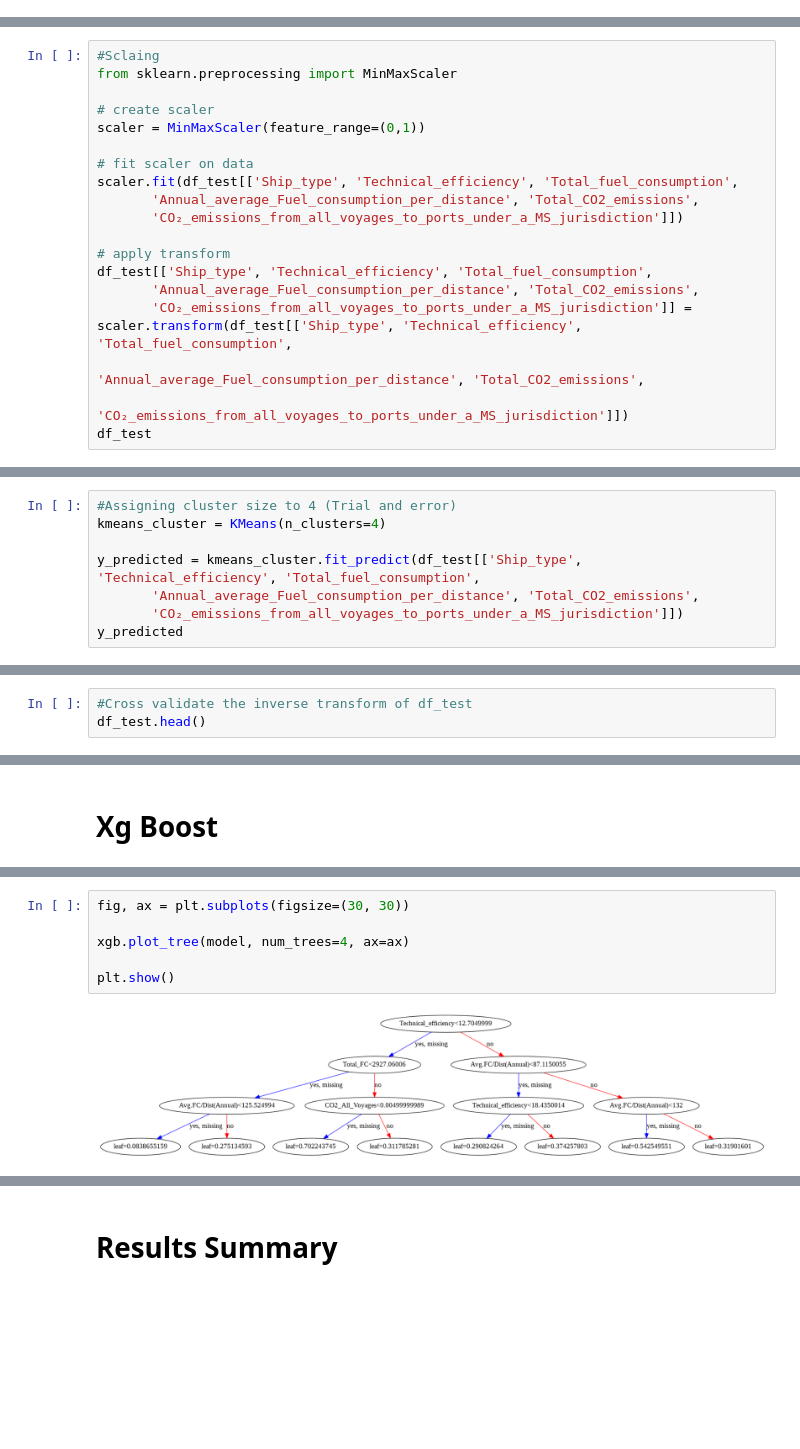
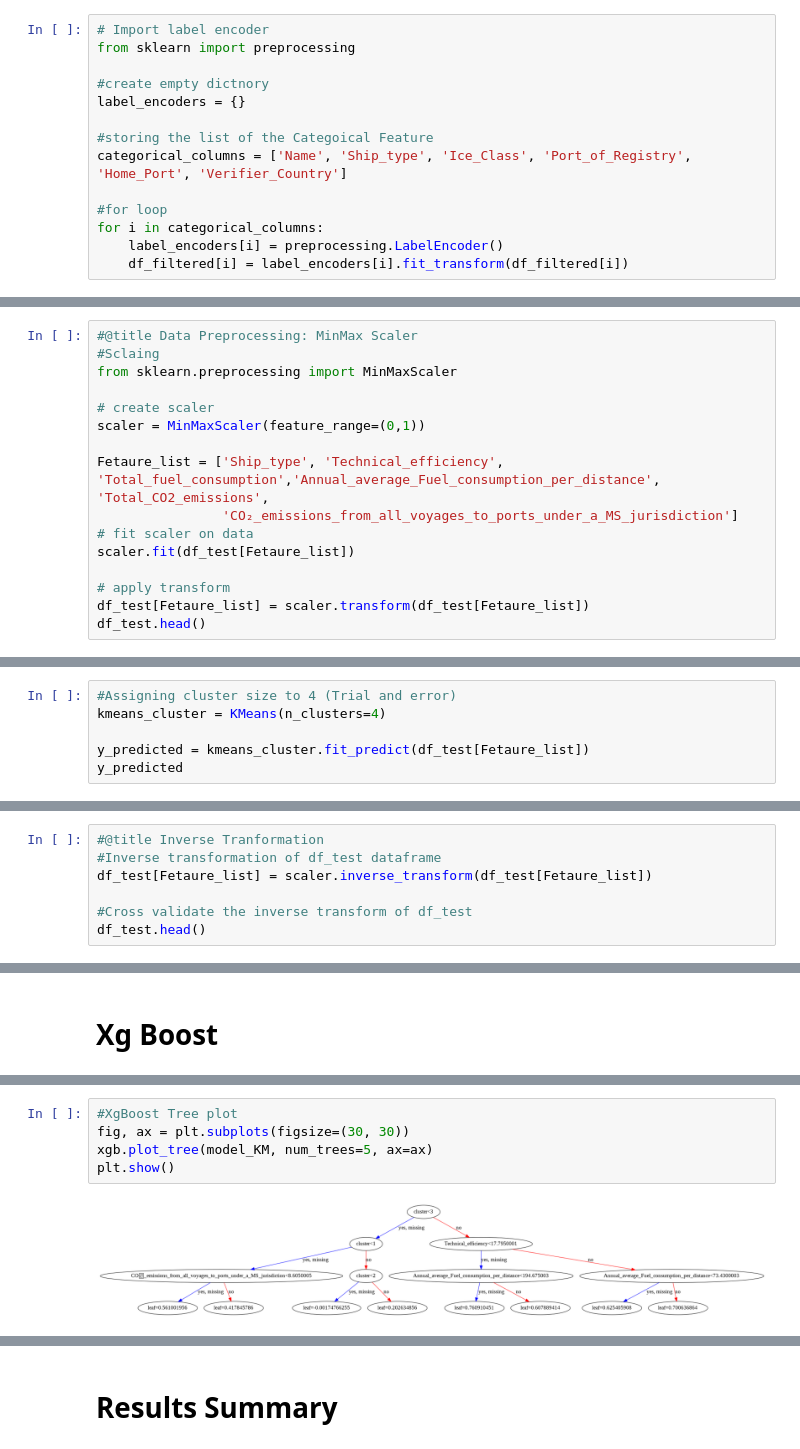
Before and after one commit to Anuj-1996/Maritime_Ship_CO2_Emission_Analysis, a Jupyter notebook: EU_CO2_emissions_from_maritime_transport.ipynb, the cells around one changed output, grey strips where cells are left out. Saved outputs shown, nothing was run; the diff lists cells and outputs as text; blank space fills up the shorter version.

```diff
--- a/EU_CO2_emissions_from_maritime_transport.ipynb
+++ b/EU_CO2_emissions_from_maritime_transport.ipynb
@@ -572,0 +426,14 @@ dtype: object
+# %%
+# Import label encoder
+from sklearn import preprocessing
+
+#create empty dictnory
+label_encoders = {}
+
+#storing the list of the Categoical Feature
+categorical_columns = ['Name', 'Ship_type', 'Ice_Class', 'Port_of_Registry', 'Home_Port', 'Verifier_Country']
+
+#for loop
+for i in categorical_columns:
+    label_encoders[i] = preprocessing.LabelEncoder()
+    df_filtered[i] = label_encoders[i].fit_transform(df_filtered[i])
@@ -638,24 +527,21 @@ else:
 # %% [output]
  Missing Values: No Missing Values
 # %%
+#@title Data Preprocessing: MinMax Scaler
 #Sclaing
 from sklearn.preprocessing import MinMaxScaler
 
 # create scaler
 scaler = MinMaxScaler(feature_range=(0,1))
 
+Fetaure_list = ['Ship_type', 'Technical_efficiency', 'Total_fuel_consumption','Annual_average_Fuel_consumption_per_distance', 'Total_CO2_emissions',
+                'CO₂_emissions_from_all_voyages_to_ports_under_a_MS_jurisdiction']
 # fit scaler on data
-scaler.fit(df_test[['Ship_type', 'Technical_efficiency', 'Total_fuel_consumption',
-       'Annual_average_Fuel_consumption_per_distance', 'Total_CO2_emissions',
-       'CO₂_emissions_from_all_voyages_to_ports_under_a_MS_jurisdiction']])
+scaler.fit(df_test[Fetaure_list])
 
 # apply transform
-df_test[['Ship_type', 'Technical_efficiency', 'Total_fuel_consumption',
-       'Annual_average_Fuel_consumption_per_distance', 'Total_CO2_emissions',
-       'CO₂_emissions_from_all_voyages_to_ports_under_a_MS_jurisdiction']] = scaler.transform(df_test[['Ship_type', 'Technical_efficiency', 'Total_fuel_consumption',
-                                                                                                    'Annual_average_Fuel_consumption_per_distance', 'Total_CO2_emissions',
-                                                                                                    'CO₂_emissions_from_all_voyages_to_ports_under_a_MS_jurisdiction']])
-df_test
+df_test[Fetaure_list] = scaler.transform(df_test[Fetaure_list])
+df_test.head()
 # %% [output]
 |  | Ship_type | Technical_efficiency | Total_fuel_consumption | Annual_average_Fuel_consumption_p... | Total_CO2_emissions | ... |
 | 1 | 0.857143 | 0.454014 | 0.019316 | 0.000114 | 0.019329 | ... |
@@ -710,9 +586,7 @@ The elbow method indicates our data has 2 or 4 clusters.
 #Assigning cluster size to 4 (Trial and error)
 kmeans_cluster = KMeans(n_clusters=4)
 
-y_predicted = kmeans_cluster.fit_predict(df_test[['Ship_type', 'Technical_efficiency', 'Total_fuel_consumption',
-       'Annual_average_Fuel_consumption_per_distance', 'Total_CO2_emissions',
-       'CO₂_emissions_from_all_voyages_to_ports_under_a_MS_jurisdiction']])
+y_predicted = kmeans_cluster.fit_predict(df_test[Fetaure_list])
 y_predicted
 # %% [output]
 array([3, 3, 3, ..., 1, 1, 3], dtype=int32)
@@ -761,4 +628,8 @@ df_test[['Ship_type', 'Technical_efficiency', 'Total_fuel_consumption',
 # %%
+#@title Inverse Tranformation
+#Inverse transformation of df_test dataframe
+df_test[Fetaure_list] = scaler.inverse_transform(df_test[Fetaure_list])
+
 #Cross validate the inverse transform of df_test
 df_test.head()
 # %% [output]
@@ -1099,9 +1014,8 @@ XGBoost Model Accuracy, without KM clustering : 41.0 %
 # %%
+#XgBoost Tree plot
 fig, ax = plt.subplots(figsize=(30, 30))
-
-xgb.plot_tree(model, num_trees=4, ax=ax)
-
+xgb.plot_tree(model_KM, num_trees=5, ax=ax)
 plt.show()
 # %% [output]
-[figure, old version]
+[figure, new version]
 # %%
```
Also changed, not shown: parts of 60 cells of this notebook.
